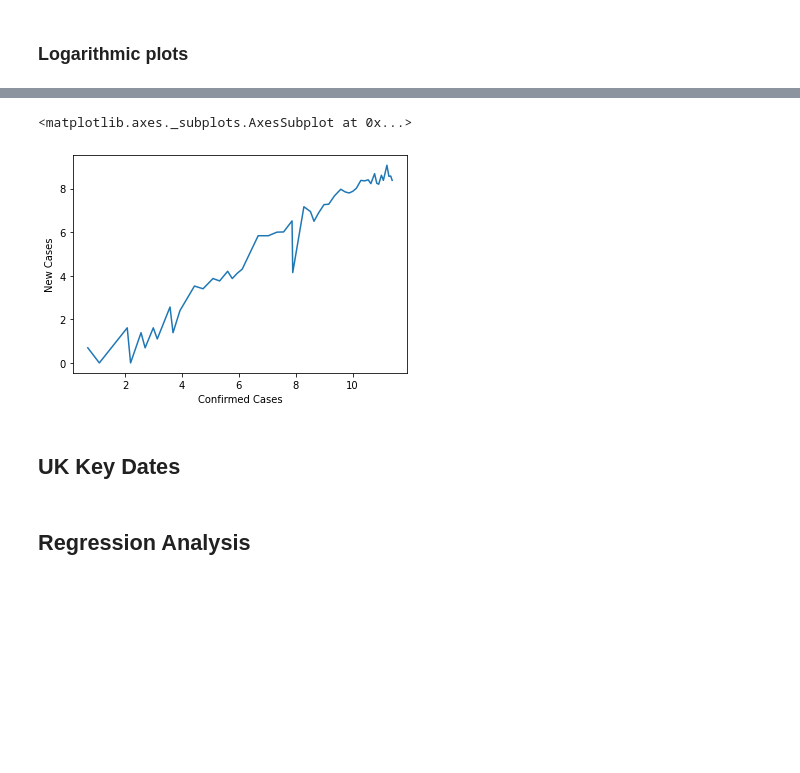
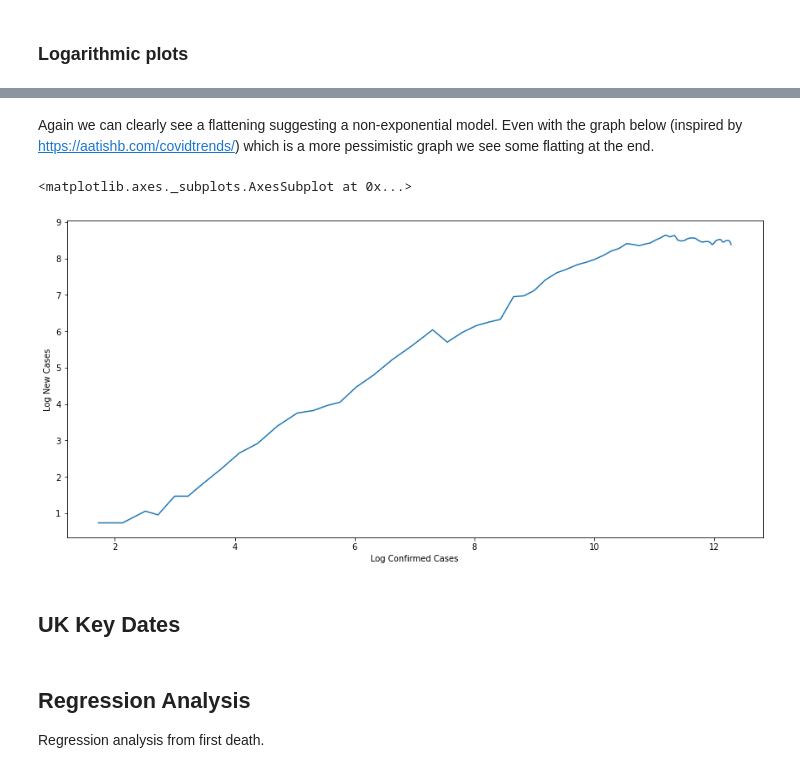
Before and after one commit to jireland88/covid_19_analysis, a Jupyter notebook: UK Covid-19 Analysis.ipynb, the cells around one changed output, grey strips where cells are left out. Saved outputs shown, nothing was run; the diff lists cells and outputs as text; code cells hidden in the pictures; blank space fills up the shorter version.

```diff
--- a/UK Covid-19 Analysis.ipynb
+++ b/UK Covid-19 Analysis.ipynb
@@ -55,6 +67,11 @@ df_new_cases["new"] = df_new_cases["cases"] - df_new_cases["shifted"]
 
 df_uk["New Cases"] = df_new_cases["new"]
 
-sns.lineplot(x='Date', y='New Cases', data=df_uk)
+
+df_uk = df_uk.reset_index()
+df_uk["Days"] = df_uk.index
+
+plt.figure(figsize=(15,7))
+sns.lineplot(x='Days', y='New Cases', data=df_uk)
 # %% [output]
 <matplotlib.axes._subplots.AxesSubplot at 0x...>
@@ -69,13 +90,21 @@ sns.lineplot(x='Confirmed Cases', y='New Cases', data=df_uk)
+# %% [markdown]
+Again we can clearly see a flattening suggesting a non-exponential model. Even with the graph below (inspired by https://aatishb.com/covidtrends/) which is a more pessimistic graph we see some flatting at the end.
 # %%
 df_new_existing_log = df_uk[["Confirmed Cases", "New Cases"]].apply(np.log)
 
 df_new_existing_log = df_new_existing_log.replace([np.inf, -np.inf], np.nan)
 df_new_existing_log = df_new_existing_log.dropna()
 
-sns.lineplot(x='Confirmed Cases', y='New Cases', data=df_new_existing_log)
+df_new_existing_log = df_new_existing_log.rename(columns={"Confirmed Cases": "Log Confirmed Cases", "New Cases": "Log New Cases"})
+
+new_cases_rolling_mean = df_new_existing_log["Log New Cases"].rolling(window=5).mean()
+confirmed_cases_rolling_mean = df_new_existing_log["Log Confirmed Cases"].rolling(window=5).mean()
+
+plt.figure(figsize=(15,7))
+sns.lineplot(x=confirmed_cases_rolling_mean, y=new_cases_rolling_mean)
 # %% [output]
 <matplotlib.axes._subplots.AxesSubplot at 0x...>
-[figure, old version]
+[figure, new version]
 # %% [markdown]
 ## UK Key Dates
 # %%
@@ -83,6 +112,8 @@ lockdown_date = "2020-03-23"
 delay_phase_date = "2020-03-05"
 # %% [markdown]
 ## Regression Analysis
+
+Regression analysis from first death.
 # %%
 from sklearn.linear_model import LinearRegression
 
```
Also changed, not shown: parts of 38 cells of this notebook.
